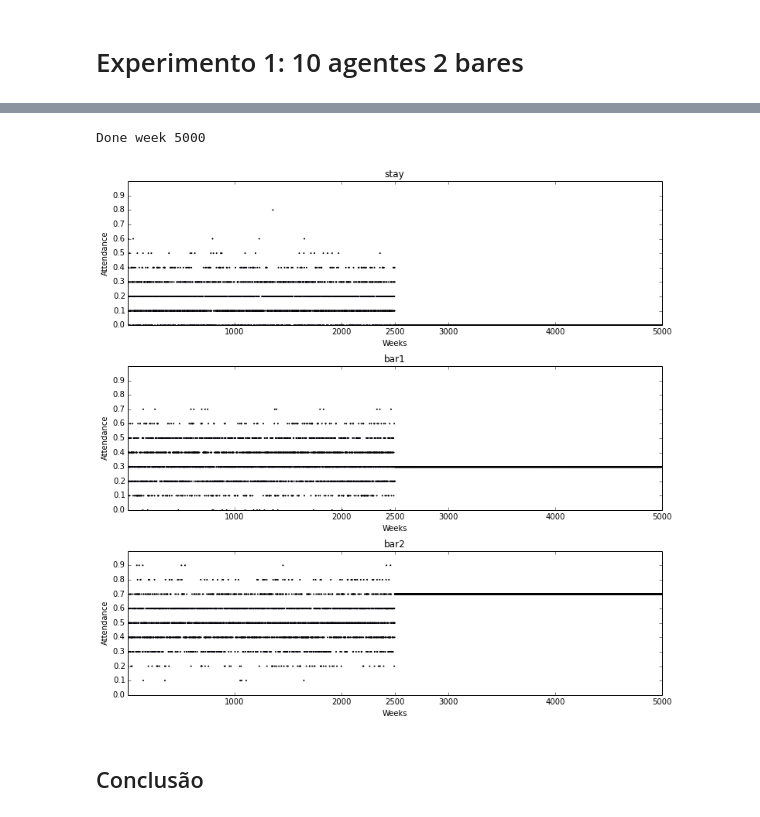
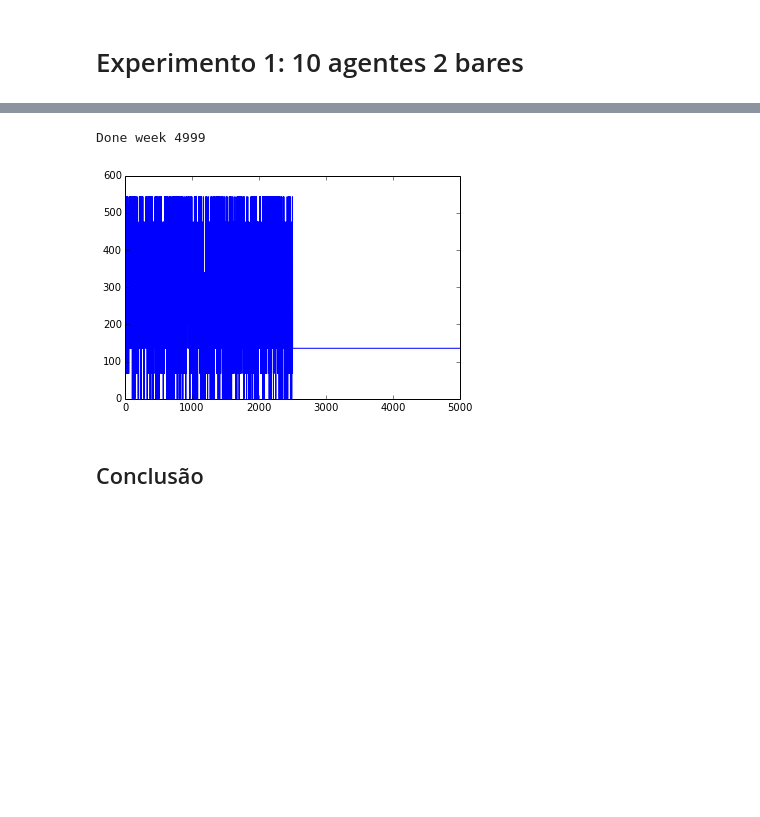
Before and after one commit to hoarf/el_farol_multibar, a Jupyter notebook: el-farol-reinforced.ipynb, the cells around one changed output, grey strips where cells are left out. Saved outputs shown, nothing was run; the diff lists cells and outputs as text; code cells hidden in the pictures; blank space fills up the shorter version.

Commit message:
add global reward plot

```diff
--- a/el-farol-reinforced.ipynb
+++ b/el-farol-reinforced.ipynb
@@ -105,17 +103,21 @@ def ElFarol(wks=5000, t=[0.3,0.5], a=100):
   # a: number of agents
   weeks = np.zeros((len(t)+1,wks,1))
   w = World(thresholds=t, nr_agents=a)
-  for week in xrange(wks/2):
+  world_utility = np.zeros(wks)
+  for week in xrange((wks/2)-1):
     for ix in xrange(len(t)+1):
       weeks[ix][w.week] = w.attendences[ix]/len(w.agents)
     w.step()
+    world_utility[w.week] = np.mean([w.rewards[a.action] for a in w.agents])
 
   for week in xrange(wks/2):
     for ix in xrange(len(t)+1):
       weeks[ix][w.week] = w.attendences[ix]/len(w.agents)
     w.step(GREEDY)
+    world_utility[w.week] = np.mean([w.rewards[a.action] for a in w.agents])
+
   print "Done week %i" % w.week
-  return weeks
+  return weeks, world_utility
 # %%
 def plot(bars):
   f, axis = plt.subplots(nrows=bars)
@@ -131,15 +133,24 @@ def plot(bars):
 
   f.set_size_inches(10.5, 10.1)
   f.tight_layout()
+
+def plot_world_utilities(nr_weeks, world_utilities):
+  """
+  nr_weeks: how many weeks has it run as an integer
+  data: matrix of NUMBER_OF_BARS x NUMBER_OF_WEEKS x 1
+  """
+  axis = plt.subplot(111)
+  x = linspace(0,nr_weeks-1,nr_weeks)
+  axis.plot(x, world_utilities)
 # %% [markdown]
 # Experimento 1: 10 agentes 2 bares
 # %% [markdown]
 <img src="figs/10x2.png" width="700px" align="left" />
 # %%
 wks = 5000
-weeks = ElFarol(wks, a=10)
-x = linspace(0,wks-1,wks)
-plot(3)
+weeks,world_utility = ElFarol(wks, a=10)
+x = linspace(0,wks,wks)
+plot_world_utilities(wks, world_utility)
 # %% [output]
-Done week 5000
+Done week 4999
-[figure, old version]
+[figure, new version]
```
Also changed, not shown: parts of 2 cells of this notebook.
